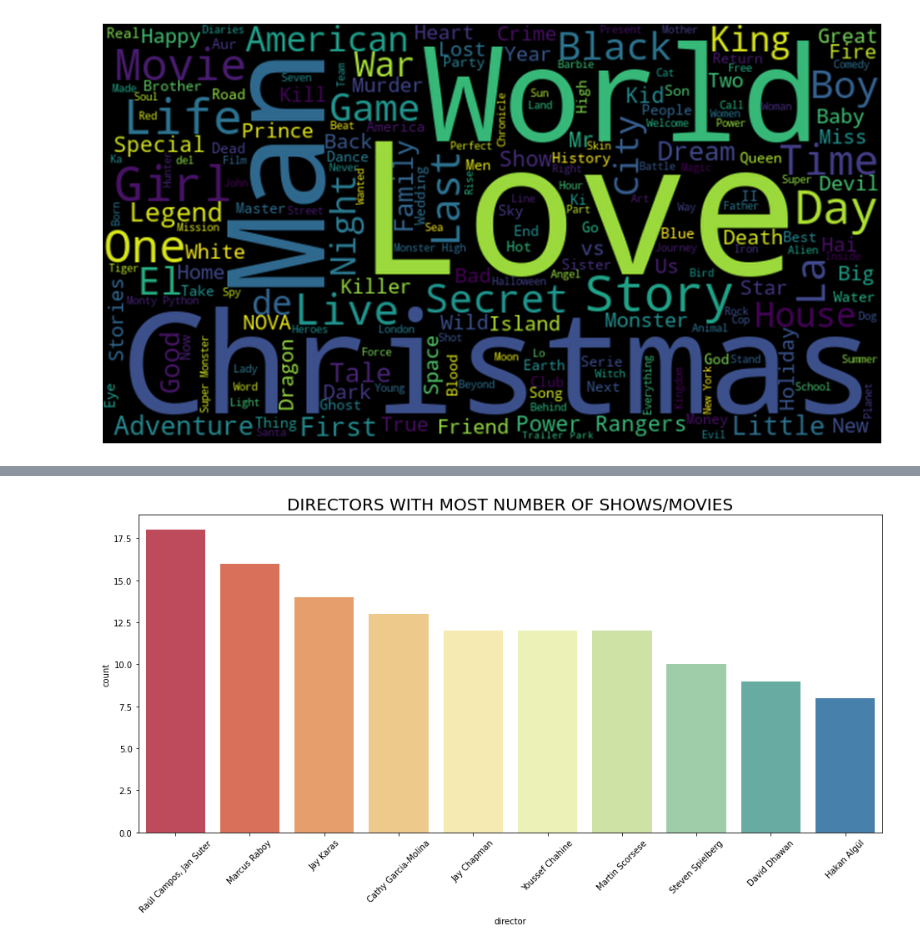
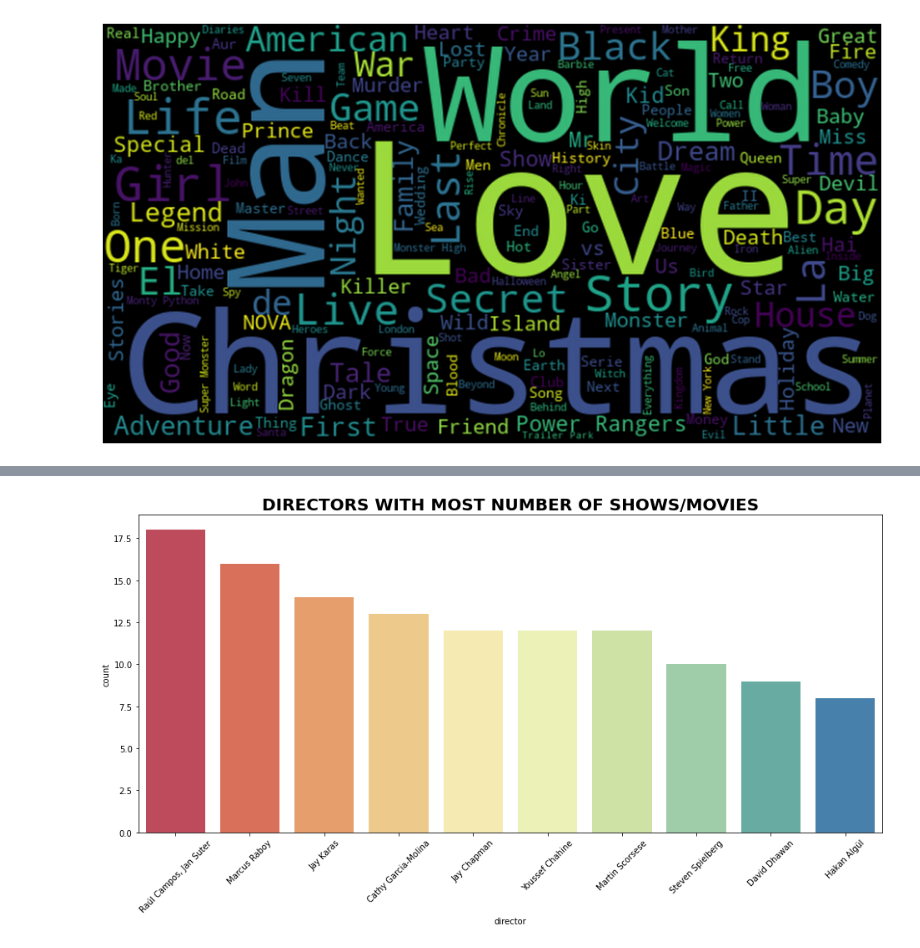
Before and after one commit to Arka1212/Netflix-Movies-And-TV-Shows-Clustering, a Jupyter notebook: NETFLIX_MOVIES_AND_TV_SHOWS_CLUSTERING.ipynb, the cells around one changed output, grey strips where cells are left out. Saved outputs shown, nothing was run; the diff lists cells and outputs as text; code cells hidden in the pictures.

```diff
--- a/NETFLIX_MOVIES_AND_TV_SHOWS_CLUSTERING.ipynb
+++ b/NETFLIX_MOVIES_AND_TV_SHOWS_CLUSTERING.ipynb
@@ -344,12 +339,12 @@ netflix_df.head(2)
 # %%
 # ANALYSIS ON DIRECTORS.
 plt.figure(figsize = (16,7))
 netflix_directors =netflix_df[netflix_df['director'] != '']
 sns.countplot(x='director',data=netflix_directors,order=netflix_directors.director.value_counts().head(10).index,palette='Spectral')
-plt.title('DIRECTORS WITH MOST NUMBER OF SHOWS/MOVIES',fontsize=20)
+plt.title('DIRECTORS WITH MOST NUMBER OF SHOWS/MOVIES',fontsize=20,fontweight='bold')
 plt.xticks(rotation = 45)
 plt.show()
 
 # 'Raul Campos and Jan Suter' have most number of contents in this particular dataset.
 # %% [output]
-[figure, old version]
+[figure, new version]
```
Also changed, not shown: parts of 7 cells of this notebook.
